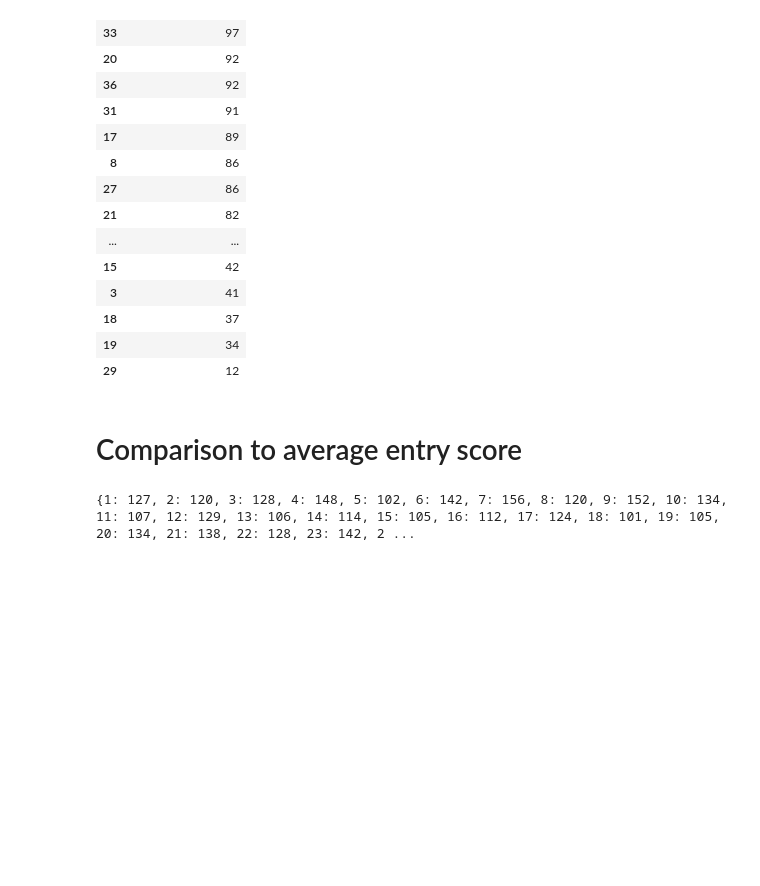
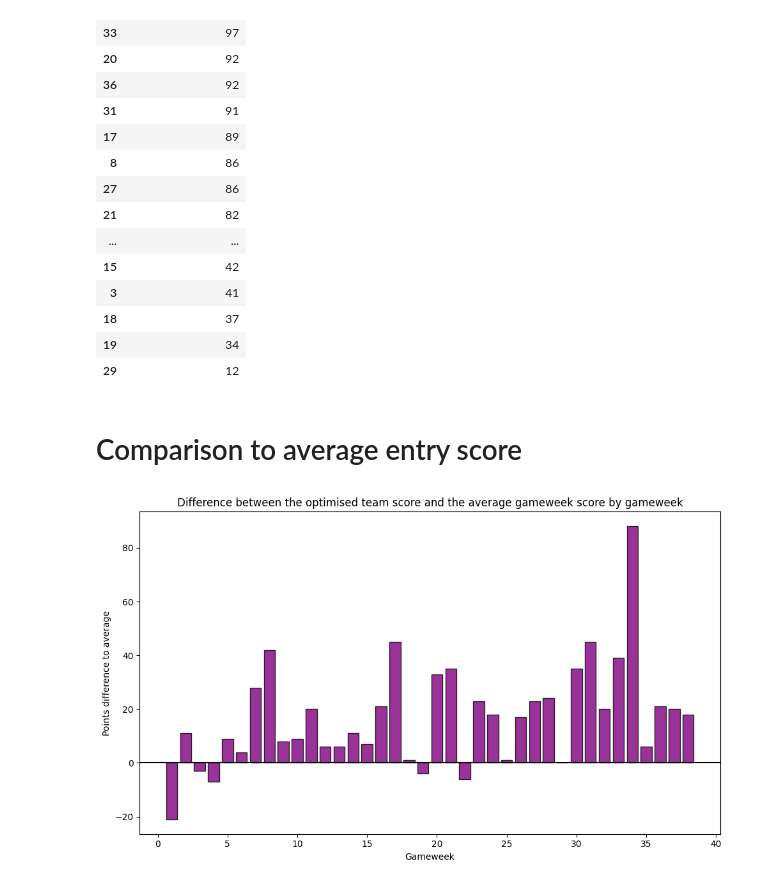
Before and after one commit to ARedshaw02/fpl-hindsight-optimiser, a Jupyter notebook: set_and_forget/exploration_set_and_forget.ipynb, the cells around one changed output. Saved outputs shown, nothing was run; the diff lists cells and outputs as text; code cells hidden in the pictures; blank space fills up the shorter version.

Commit message:
Added difference to average by gw

```diff
--- a/set_and_forget/exploration_set_and_forget.ipynb
+++ b/set_and_forget/exploration_set_and_forget.ipynb
@@ -504,31 +504,48 @@ def get_avg_gameweek_scores(fpl_boostrap_static):
     """
     avg_gameweek_scores = {}
     for gw in fpl_boostrap_static['events']:
         if gw['finished'] == True:
             gw_num = gw['id']
             gw_avg_score = gw['average_entry_score']
             avg_gameweek_scores[gw_num] = gw_avg_score
     return avg_gameweek_scores
 
 def get_highest_gameweek_scores(fpl_boostrap_static):
     """
     Retrieves the highest score for all gameweeks where finished = True
 
     Args:
         data (dict): The data to use
 
     Returns:
         dict: The highest score from all managers in gameweeks
     """
     highest_gameweek_score = {}
     for gw in fpl_boostrap_static['events']:
         if gw['finished'] == True:
             gw_num = gw['id']
             gw_high_score = gw['highest_score']
             highest_gameweek_score[gw_num] = gw_high_score
     return highest_gameweek_score
 
 all_managers_avg_gw_score = get_avg_gameweek_scores(bootstrap_static_data)
 all_managers_highest_gw_score = get_highest_gameweek_scores(bootstrap_static_data)
+
+optimised_difference_to_average_by_gw = {}
+for gw in all_managers_avg_gw_score:
+    optimised_difference_to_average_by_gw[gw] =  optimised_team_gameweek_points[gw] - all_managers_avg_gw_score[gw]
+
+# Plot the difference between the optimised team and the average score for each gameweek
+fig, ax = plt.subplots(figsize=(10, 6))
+
+plt.bar(optimised_difference_to_average_by_gw.keys(), optimised_difference_to_average_by_gw.values(), color='purple', edgecolor='black', alpha=0.8)
+plt.xlabel('Gameweek')
+plt.axhline(y=0, color='black', linestyle='-')
+plt.ylabel('Points difference to average')
+plt.title('Difference between the optimised team score and the average gameweek score by gameweek')
+plt.tight_layout()
+plt.savefig(f'visualisations/{year}/optimised_difference_to_average_by_gw.png', dpi=300)
+
+plt.show()
 # %% [output]
-{1: 127, 2: 120, 3: 128, 4: 148, 5: 102, 6: 142, 7: 156, 8: 120, 9: 152, 10: 134, 11: 107, 12: 129, 13: 106, 14: 114, 15: 105, 16: 112, 17: 124, 18: 101, 19: 105, 20: 134, 21: 138, 22: 128, 23: 142, 2 ...
+[figure, added]
```
Also changed, not shown: 1 other file.
